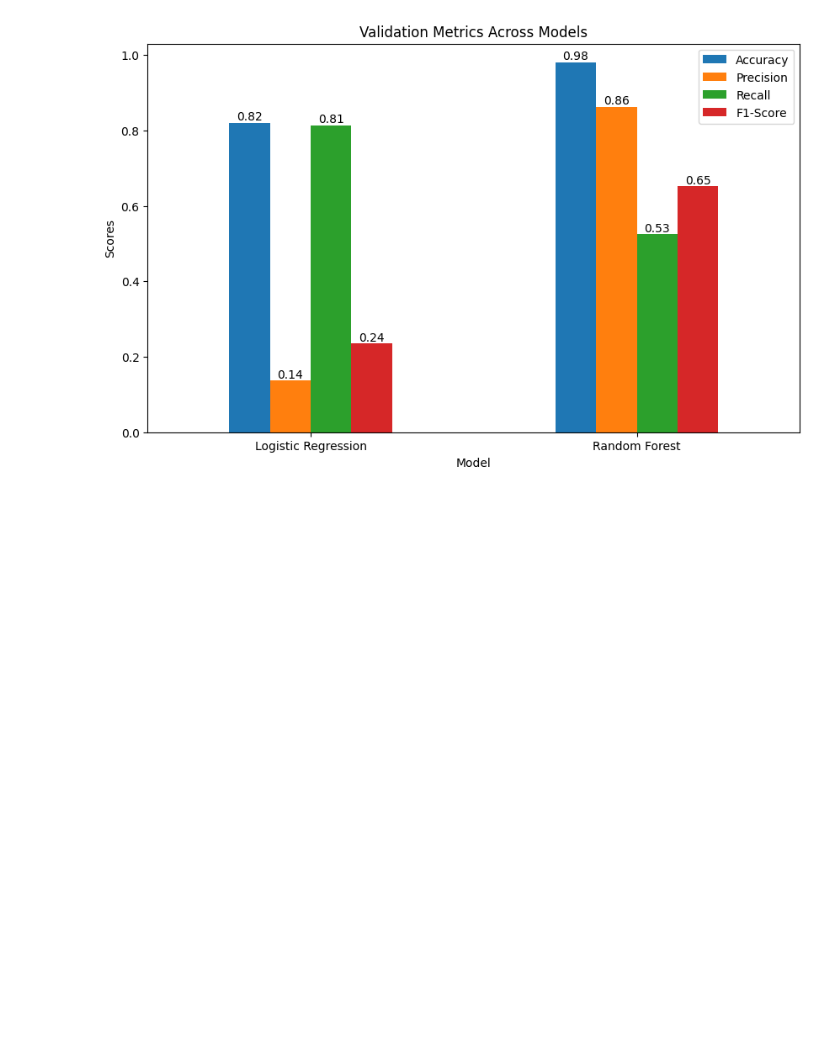
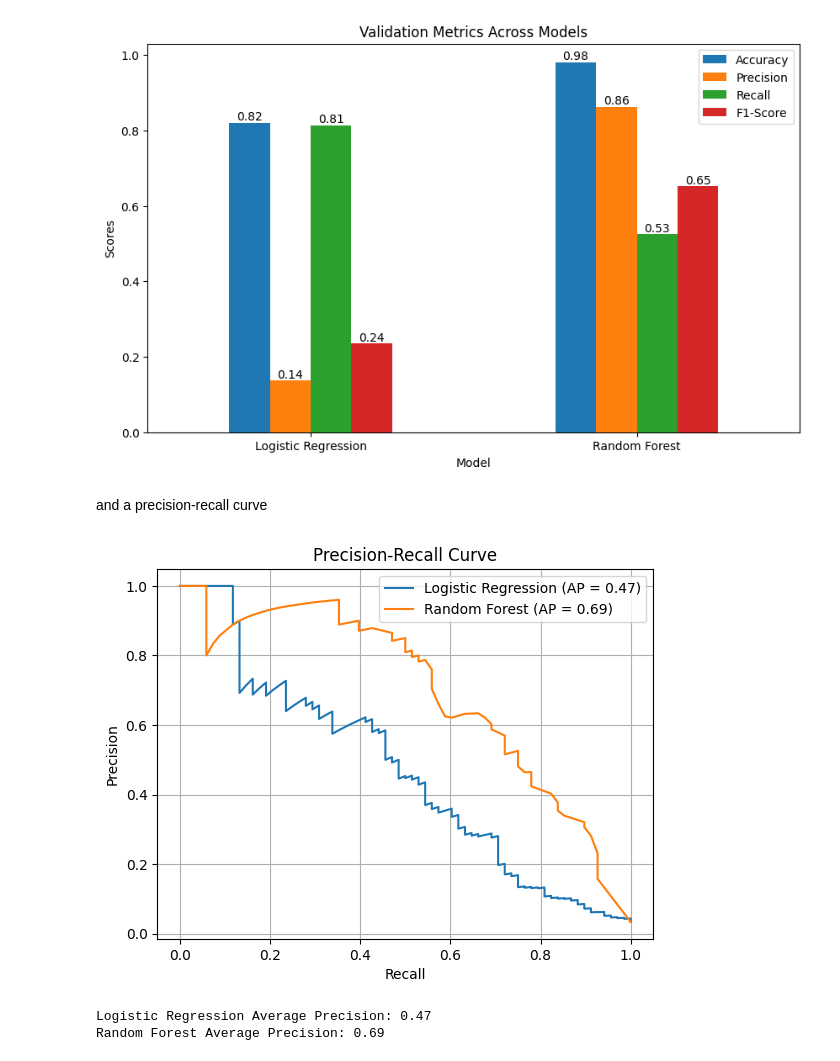
Before and after one commit to Jonx0880/MachineLearningMiniProject, a Jupyter notebook: PredictiveMaintenance.ipynb, the cells around one changed output. Saved outputs shown, nothing was run; the diff lists cells and outputs as text; code cells hidden in the pictures; blank space fills up the shorter version.

Commit message:
Added PR curve

```diff
--- a/PredictiveMaintenance.ipynb
+++ b/PredictiveMaintenance.ipynb
@@ -192,3 +191,41 @@ Validation Metrics Summary:
 0  Logistic Regression    0.8204   0.137526  0.814091  0.235189
 1        Random Forest    0.9810   0.863015  0.525154  0.651694
 [figure]
+# %% [markdown]
+and a precision-recall curve
+# %%
+# Predicts probability for the positive class for all test samples (logistic regression)
+y_prob_LR = modelLR.predict_proba(X_test)[:, 1]
+
+# Calculate the precision and recall value to be used for the PR curve (Logistic regression)
+precision_LR, recall_LR, _ = precision_recall_curve(y_test, y_prob_LR)
+ap_LR = average_precision_score(y_test, y_prob_LR)
+
+# Plotting PR curve for logistic regression
+plt.plot(recall_LR, precision_LR, label=f"Logistic Regression (AP = {ap_LR:.2f})")
+
+# Predicts probability for the positive class for all test samples (Random Forests)
+y_prob_RF = modelRFC.predict_proba(X_test)[:, 1]
+
+# Calculate the precision and recall value to be used for the PR cruve (Random Forests)
+precision_RF, recall_RF, _ = precision_recall_curve(y_test, y_prob_RF)
+ap_RF = average_precision_score(y_test, y_prob_RF)
+
+# Plotting PR curve for random forests
+plt.plot(recall_RF, precision_RF, label=f"Random Forest (AP = {ap_RF:.2f})")
+
+# Configuration of curve display
+plt.title("Precision-Recall Curve")
+plt.xlabel("Recall")
+plt.ylabel("Precision")
+plt.legend(loc="best")
+plt.grid()
+plt.show()
+
+# Print values for average precision for logistic regression and random forests
+print(f"Logistic Regression Average Precision: {ap_LR:.2f}")
+print(f"Random Forest Average Precision: {ap_RF:.2f}")
+# %% [output]
+[figure, added]
+Logistic Regression Average Precision: 0.47
+Random Forest Average Precision: 0.69
```
Also changed, not shown: parts of 12 cells of this notebook.
